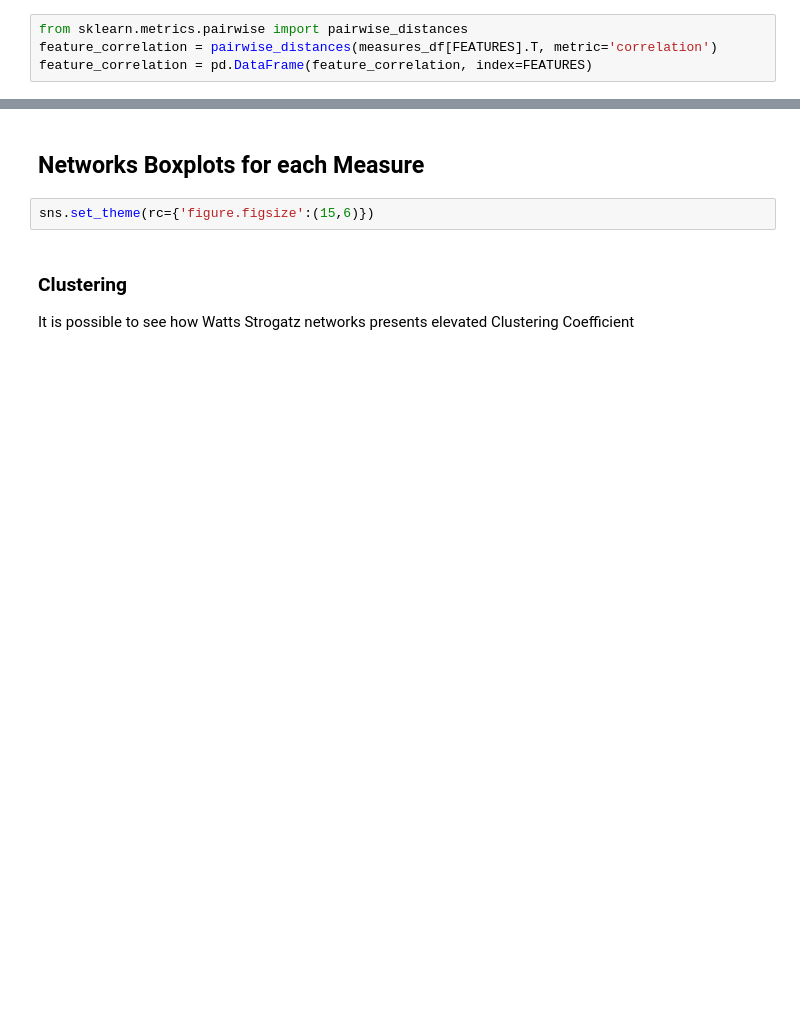
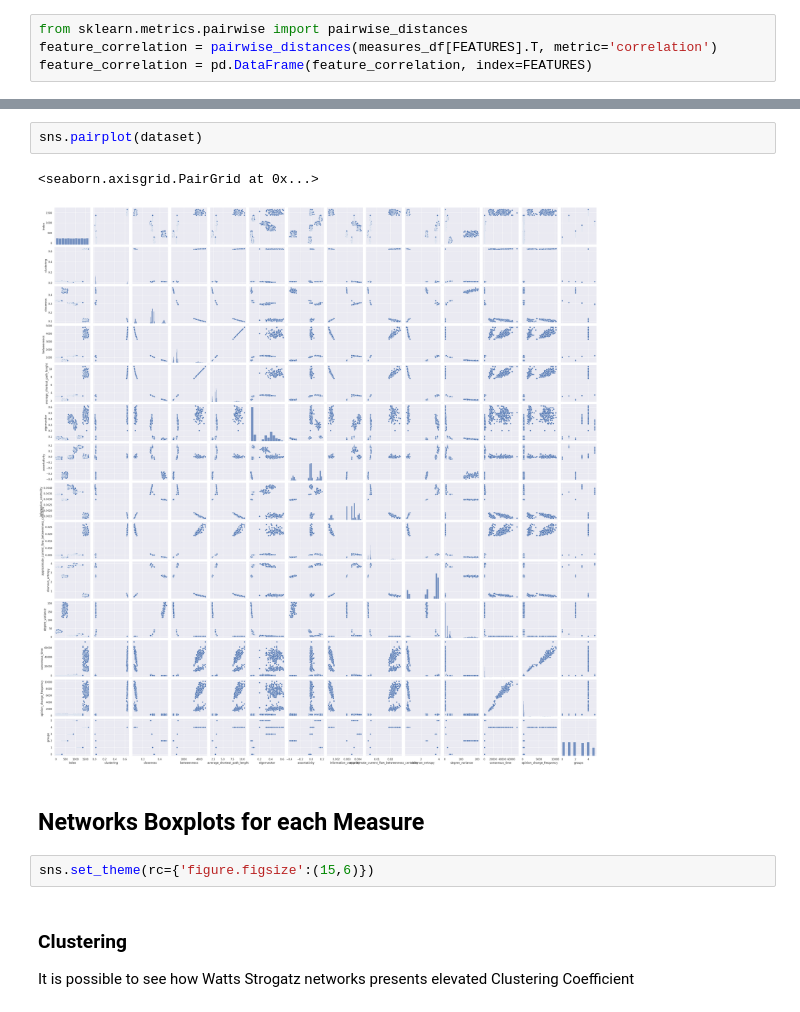
Before and after one commit to vitorfrois/SznajdNetworks, a Jupyter notebook: src/EDA.ipynb, the cells around one changed output, grey strips where cells are left out. Saved outputs shown, nothing was run; the diff lists cells and outputs as text; blank space fills up the shorter version.

```diff
--- a/src/EDA.ipynb
+++ b/src/EDA.ipynb
@@ -131,3 +135,8 @@ sns.heatmap(feature_correlation)
+# %%
+sns.pairplot(dataset)
+# %% [output]
+<seaborn.axisgrid.PairGrid at 0x...>
+[figure, added]
 # %% [markdown]
 ## Networks Boxplots for each Measure
 # %%
```
Also changed, not shown: parts of 3 cells of this notebook, 1 other file.
